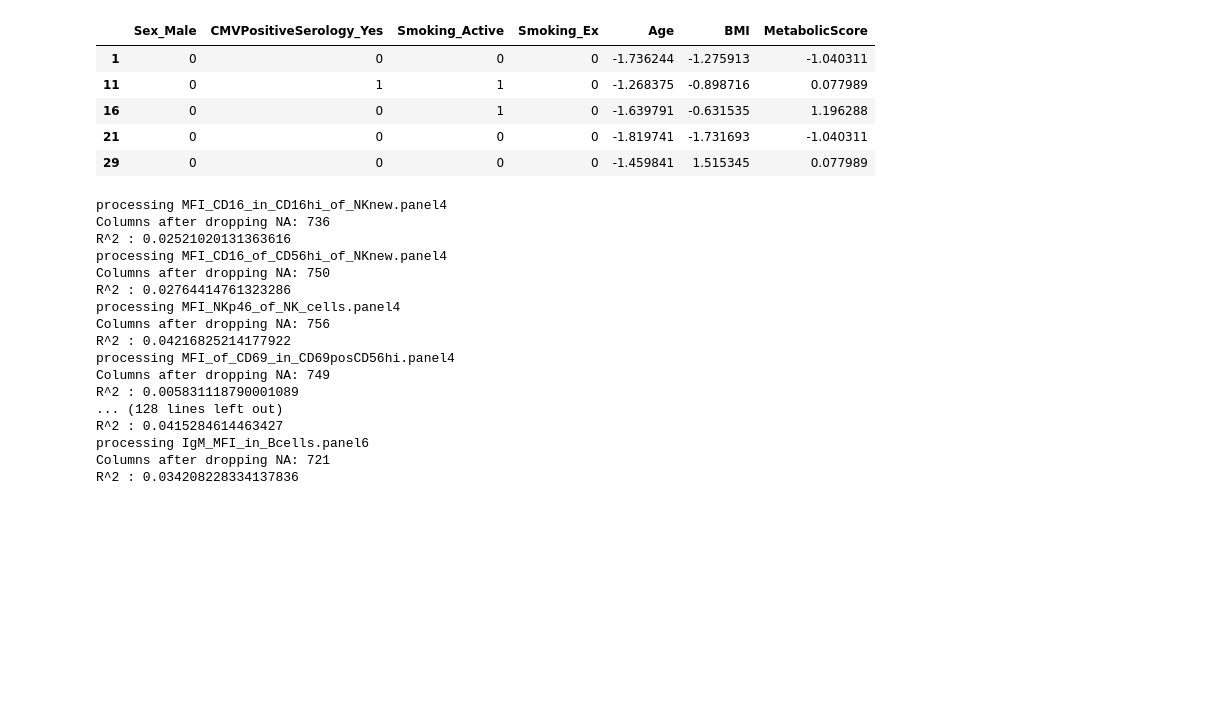
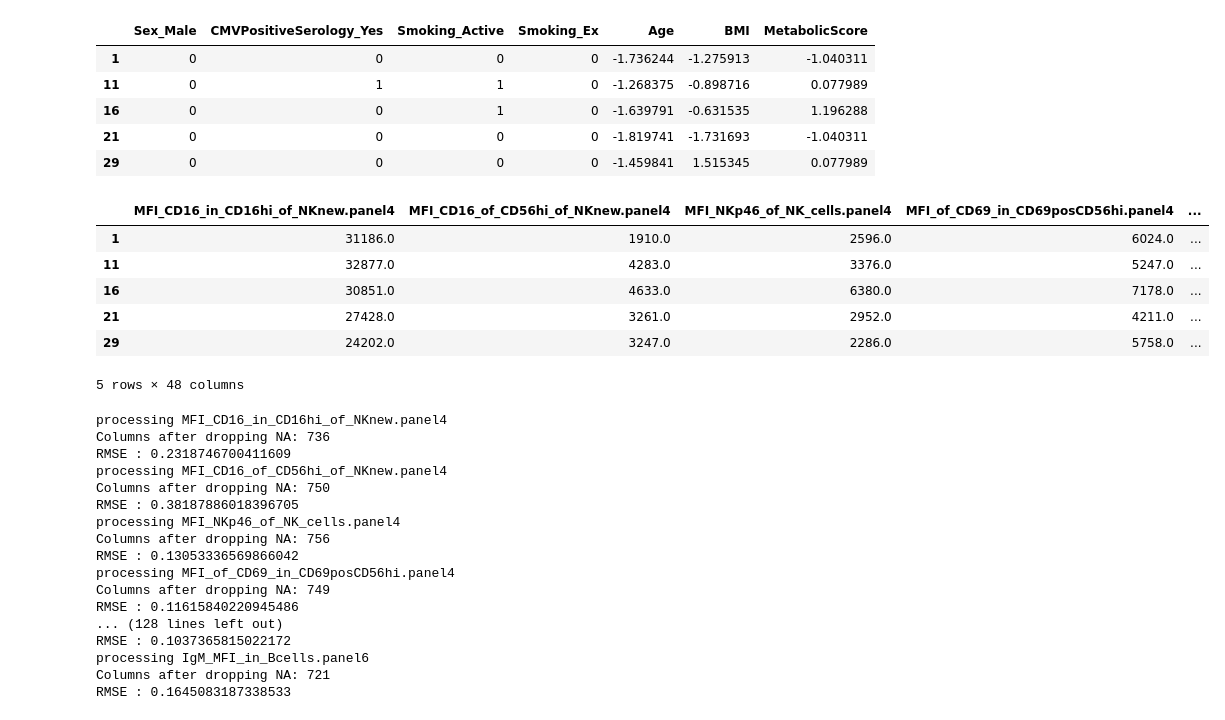
Before and after one commit to azkalot1/bioinfCourse, a Jupyter notebook: BulkRNASeqSeminar.ipynb, the cells around one changed output. Cells and saved outputs as stored; diff of their text form; code cells hidden in the pictures; blank space fills up the shorter version.

```diff
--- a/BulkRNASeqSeminar.ipynb
+++ b/BulkRNASeqSeminar.ipynb
@@ -410,32 +411,44 @@ X.head()
 | 16 | 0 | 0 | 1 | 0 | -1.639791 | -0.631535 | 1.196288 |
 | 21 | 0 | 0 | 0 | 0 | -1.819741 | -1.731693 | -1.040311 |
 | 29 | 0 | 0 | 0 | 0 | -1.459841 | 1.515345 | 0.077989 |
+# %%
+Y.head()
+# %% [output]
+|  | MFI_CD16_in_CD16hi_of_NKnew.panel4 | MFI_CD16_of_CD56hi_of_NKnew.panel4 | MFI_NKp46_of_NK_cells.panel4 | MFI_of_CD69_in_CD69posCD56hi.panel4 | ... |
+| 1 | 31186.0 | 1910.0 | 2596.0 | 6024.0 | ... |
+| 11 | 32877.0 | 4283.0 | 3376.0 | 5247.0 | ... |
+| 16 | 30851.0 | 4633.0 | 6380.0 | 7178.0 | ... |
+| 21 | 27428.0 | 3261.0 | 2952.0 | 4211.0 | ... |
+| 29 | 24202.0 | 3247.0 | 2286.0 | 5758.0 | ... |
+5 rows × 48 columns
 # %%
 for MFI_ in noncorrelated_features:
     print('processing {}'.format(MFI_))
-    data = pd.merge(X,Y[[MFI_]],left_index=True,right_index=True)
+    data = pd.merge(X,Y[[MFI_]], left_index=True, right_index=True)
     data = data.dropna(axis=0)
     #data = data.fillna(0)
     print('Columns after dropping NA: {}'.format(data.shape[0]))
-    reg = Ridge().fit(data[regress_features], data[MFI_])
-    preds = reg.predict(data[regress_features])
-    R2 = reg.score(data[regress_features], data[MFI_])
-    print('R^2 : {}'.format(R2))
+    X_train, X_test, y_train, y_test = train_test_split(data[regress_features], data[MFI_], test_size=0.2, random_state=42)
+    reg = Ridge()
+    reg.fit(X_train, y_train)
+    preds = reg.predict(X_test)
+    rmsle_ = mean_squared_log_error(y_test, preds)
+    print('RMSE : {}'.format(rmsle_))
 # %% [output]
 processing MFI_CD16_in_CD16hi_of_NKnew.panel4
 Columns after dropping NA: 736
-R^2 : 0.02521020131363616
+RMSE : 0.2318746700411609
 processing MFI_CD16_of_CD56hi_of_NKnew.panel4
 Columns after dropping NA: 750
-R^2 : 0.02764414761323286
+RMSE : 0.38187886018396705
 processing MFI_NKp46_of_NK_cells.panel4
 Columns after dropping NA: 756
-R^2 : 0.04216825214177922
+RMSE : 0.13053336569866042
 processing MFI_of_CD69_in_CD69posCD56hi.panel4
 Columns after dropping NA: 749
-R^2 : 0.005831118790001089
+RMSE : 0.11615840220945486
 ... (128 lines left out)
-R^2 : 0.0415284614463427
+RMSE : 0.1037365815022172
 processing IgM_MFI_in_Bcells.panel6
 Columns after dropping NA: 721
-R^2 : 0.034208228334137836
+RMSE : 0.1645083187338533
```
Also changed, not shown: parts of 4 cells of this notebook.
